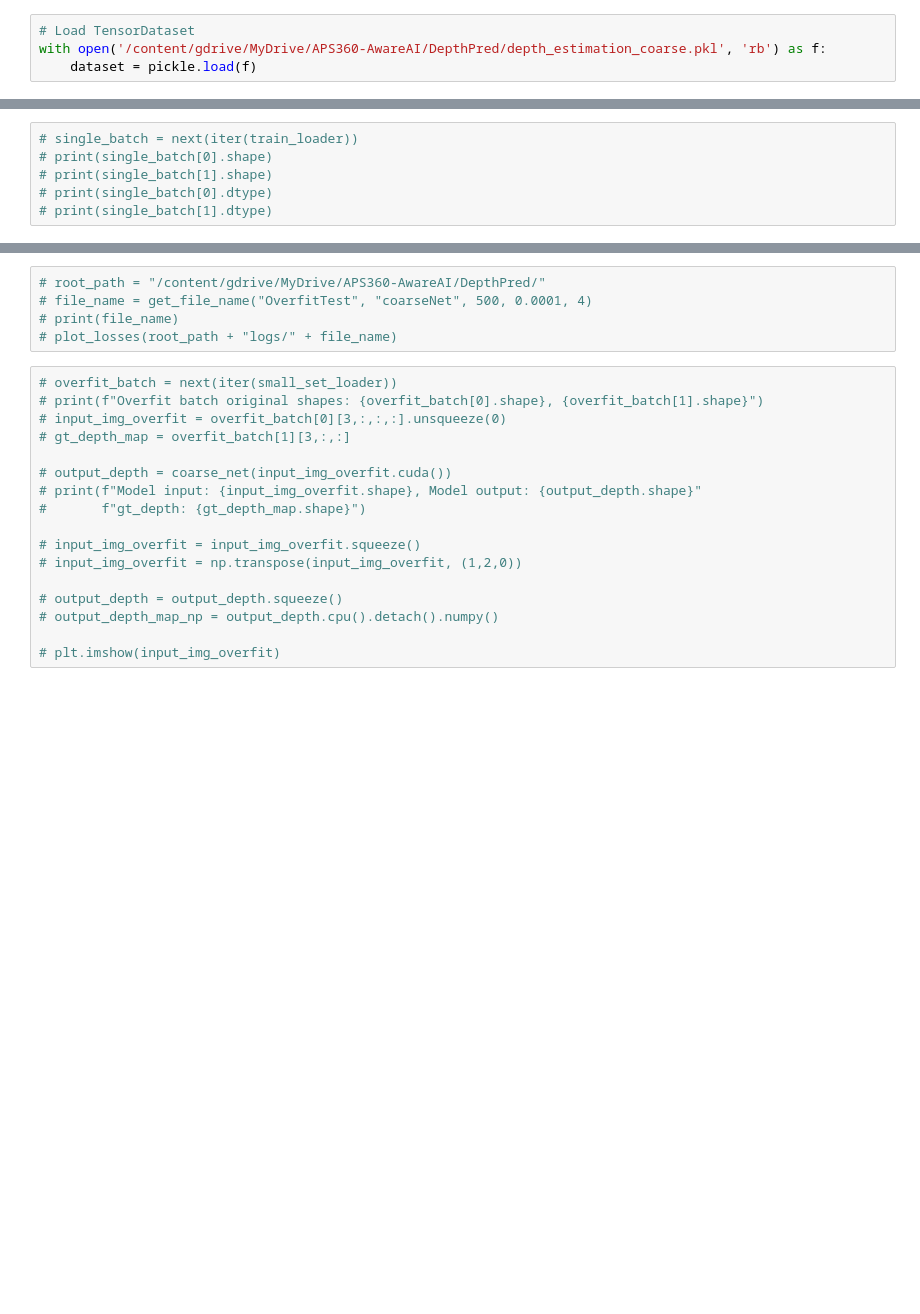
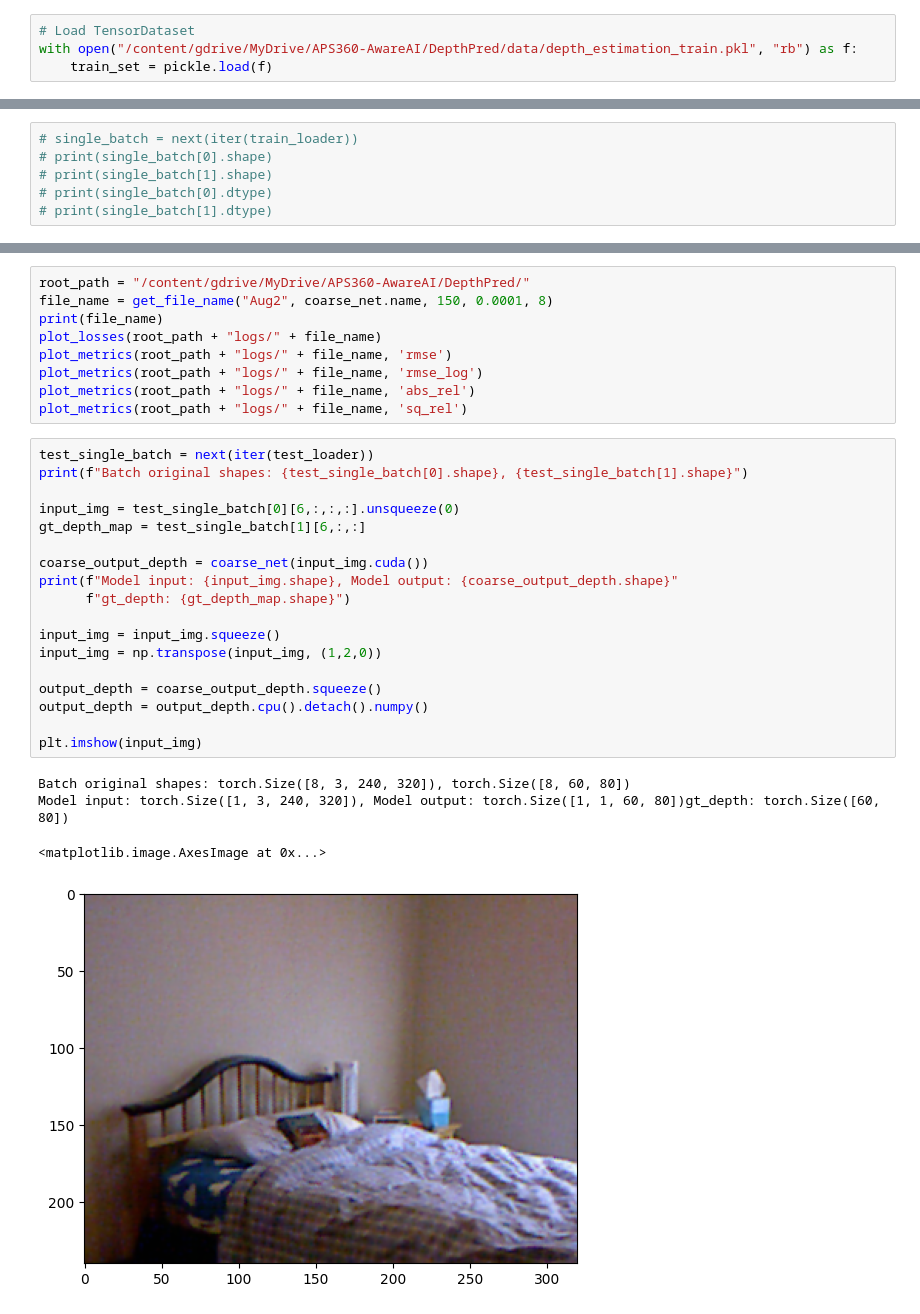
Before and after one commit to Spencer-16/APS360-AwareAI, a Jupyter notebook: DepthPred/train_coarse_colab.ipynb, the cells around one changed output, grey strips where cells are left out. Drawn from its saved outputs; the diff is of its cells as text; blank space fills up the shorter version.

```diff
--- a/DepthPred/train_coarse_colab.ipynb
+++ b/DepthPred/train_coarse_colab.ipynb
@@ -280,5 +283,5 @@ def eval_coarse(model, val_loader):
     return eval_coarse_loss, eval_rmse, eval_rmse_log, eval_abs_rel, eval_sq_rel
 # %%
 # Load TensorDataset
-with open('/content/gdrive/MyDrive/APS360-AwareAI/DepthPred/depth_estimation_coarse.pkl', 'rb') as f:
-    dataset = pickle.load(f)
+with open("/content/gdrive/MyDrive/APS360-AwareAI/DepthPred/data/depth_estimation_train.pkl", "rb") as f:
+    train_set = pickle.load(f)
@@ -355,22 +356,32 @@ Total num of examples: 2000, num of test: 200, num of val: 300, num of train: 15
 # %%
-# root_path = "/content/gdrive/MyDrive/APS360-AwareAI/DepthPred/"
-# file_name = get_file_name("OverfitTest", "coarseNet", 500, 0.0001, 4)
-# print(file_name)
-# plot_losses(root_path + "logs/" + file_name)
+root_path = "/content/gdrive/MyDrive/APS360-AwareAI/DepthPred/"
+file_name = get_file_name("Aug2", coarse_net.name, 150, 0.0001, 8)
+print(file_name)
+plot_losses(root_path + "logs/" + file_name)
+plot_metrics(root_path + "logs/" + file_name, 'rmse')
+plot_metrics(root_path + "logs/" + file_name, 'rmse_log')
+plot_metrics(root_path + "logs/" + file_name, 'abs_rel')
+plot_metrics(root_path + "logs/" + file_name, 'sq_rel')
 # %%
-# overfit_batch = next(iter(small_set_loader))
-# print(f"Overfit batch original shapes: {overfit_batch[0].shape}, {overfit_batch[1].shape}")
-# input_img_overfit = overfit_batch[0][3,:,:,:].unsqueeze(0)
-# gt_depth_map = overfit_batch[1][3,:,:]
+test_single_batch = next(iter(test_loader))
+print(f"Batch original shapes: {test_single_batch[0].shape}, {test_single_batch[1].shape}")
 
-# output_depth = coarse_net(input_img_overfit.cuda())
-# print(f"Model input: {input_img_overfit.shape}, Model output: {output_depth.shape}"
-#       f"gt_depth: {gt_depth_map.shape}")
+input_img = test_single_batch[0][6,:,:,:].unsqueeze(0)
+gt_depth_map = test_single_batch[1][6,:,:]
 
-# input_img_overfit = input_img_overfit.squeeze()
-# input_img_overfit = np.transpose(input_img_overfit, (1,2,0))
+coarse_output_depth = coarse_net(input_img.cuda())
+print(f"Model input: {input_img.shape}, Model output: {coarse_output_depth.shape}"
+      f"gt_depth: {gt_depth_map.shape}")
 
-# output_depth = output_depth.squeeze()
-# output_depth_map_np = output_depth.cpu().detach().numpy()
+input_img = input_img.squeeze()
+input_img = np.transpose(input_img, (1,2,0))
 
-# plt.imshow(input_img_overfit)
+output_depth = coarse_output_depth.squeeze()
+output_depth = output_depth.cpu().detach().numpy()
+
+plt.imshow(input_img)
+# %% [output]
+Batch original shapes: torch.Size([8, 3, 240, 320]), torch.Size([8, 60, 80])
+Model input: torch.Size([1, 3, 240, 320]), Model output: torch.Size([1, 1, 60, 80])gt_depth: torch.Size([60, 80])
+<matplotlib.image.AxesImage at 0x...>
+[figure, added]
```
Also changed, not shown: parts of 23 cells of this notebook, 4 other files.
